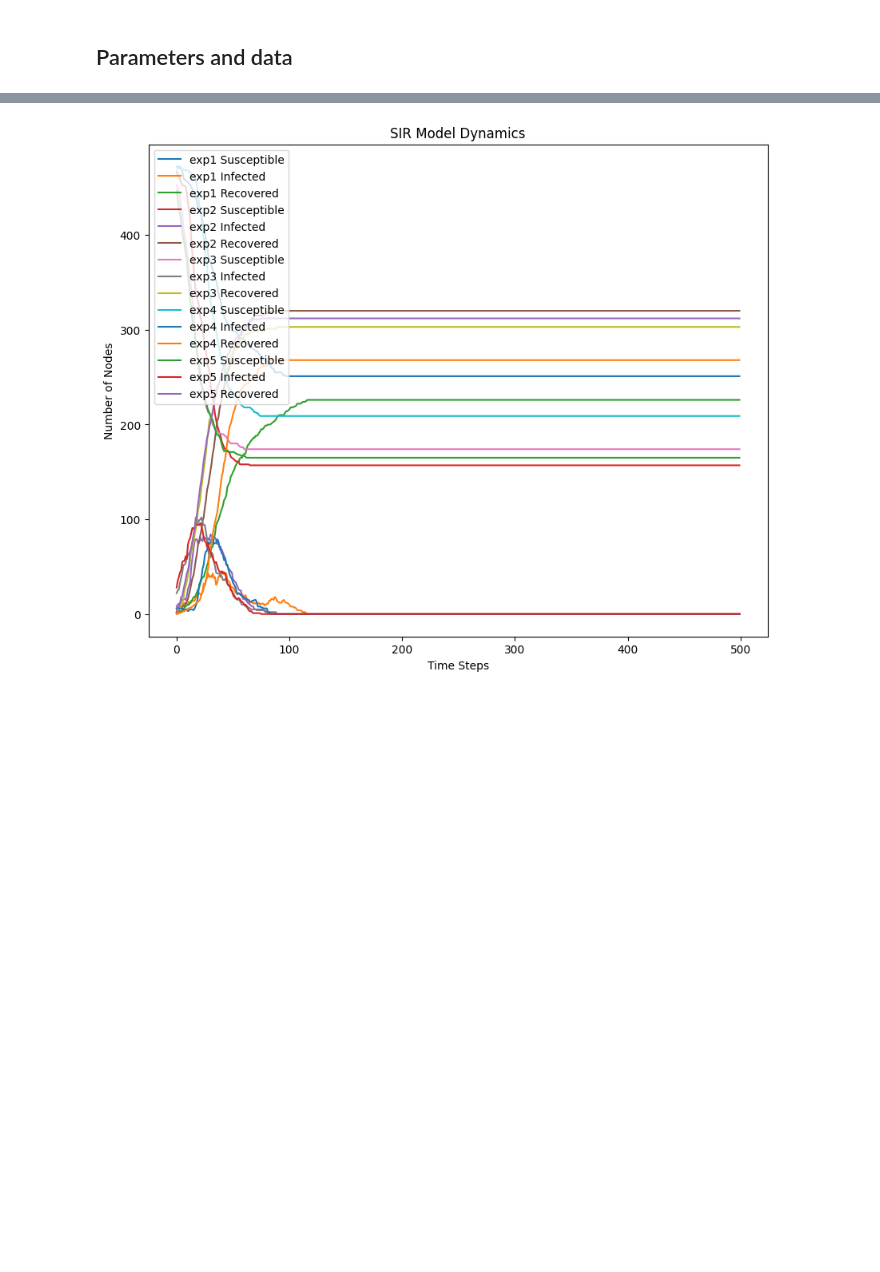
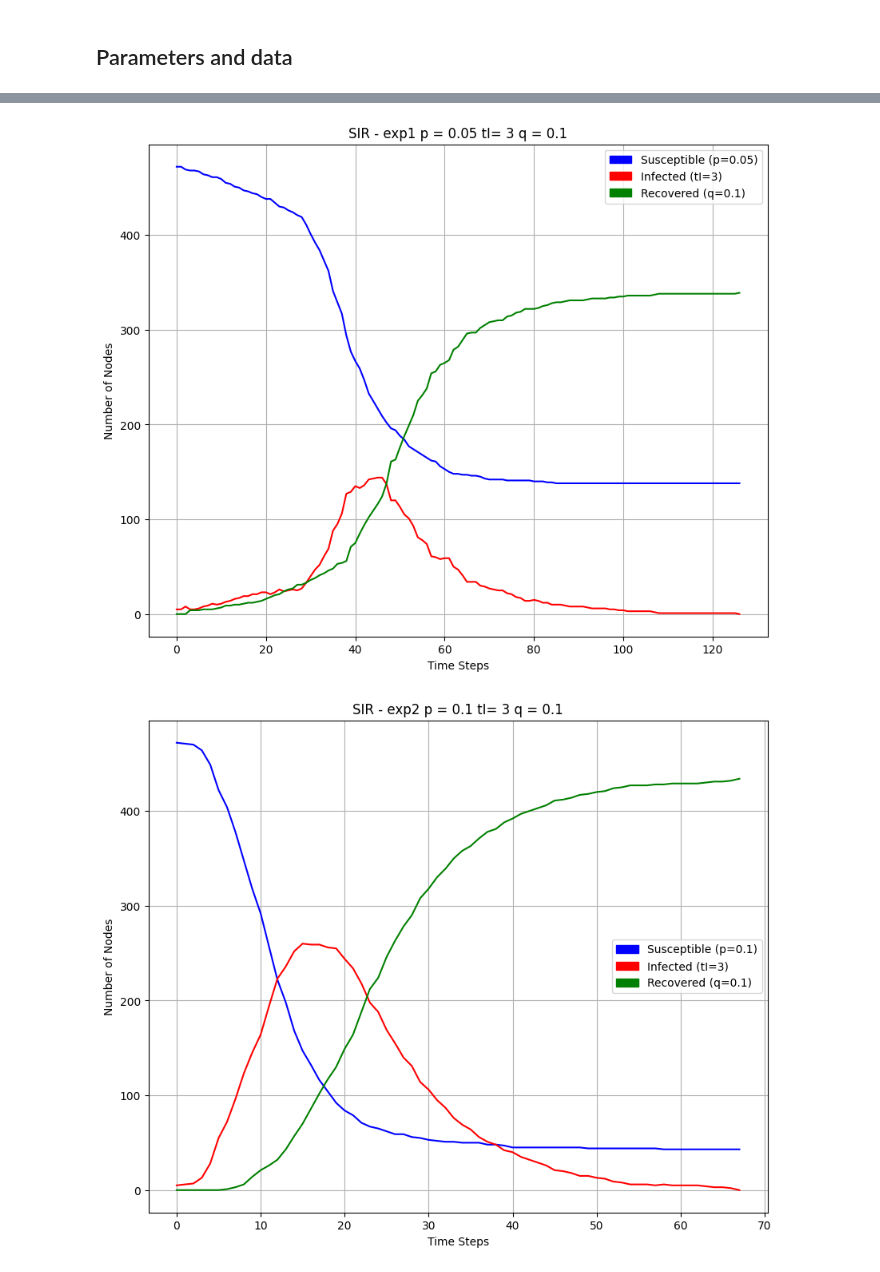
Before and after one commit to Siponek/Network-Analysis-Miami-Synapse, a Jupyter notebook: src/SIR-simulation.ipynb, the cells around one changed output, grey strips where cells are left out. Saved outputs shown, nothing was run; the diff lists cells and outputs as text; code cells hidden in the pictures; blank space fills up the shorter version.

Commit message:
feat: Add tqdm and ipywidgets libraries, finished first plat plotting, updated gitignore

```diff
--- a/src/SIR-simulation.ipynb
+++ b/src/SIR-simulation.ipynb
@@ -16,2 +18,24 @@ path_to_frames.mkdir(exist_ok=True)
+# %%
+SEED:int = 2137
+np.random.seed(SEED)
+random.seed(SEED)
+PATH_TO_FRAMES:Path = Path('../frames')
+PATH_TO_FRAMES.mkdir(exist_ok=True, parents=True)
+DATA_PATH:Path = Path('../data/bn-mouse-kasthuri_graph_v4.edges')
+PATH_TO_PLOTS:Path = Path('../out/plots')
+PATH_TO_PLOTS.mkdir(exist_ok=True, parents=True)
+
+def setup_graph():
+    print(f"Using dataset from {DATA_PATH.absolute()}")
+    G = nx.read_edgelist(path=DATA_PATH, create_using=nx.Graph(), nodetype=int)
+    G.remove_edges_from(nx.selfloop_edges(G))
+    G = nx.k_core(G, k=2)
+    print('nodes:', len(G.nodes()), 'and edges:', len(G.edges()))
+    pos = nx.spring_layout(G, seed=SEED)
+
+    infected_time_init:int = 0
+    nx.set_node_attributes(G, 'S', 'state')
+    nx.set_node_attributes(G, infected_time_init, 'infection_time')
+    return G, pos
 # %% [markdown]
 ## Visualization function
@@ -134,11 +216,15 @@ nx.set_node_attributes(G, 'S', 'state')
 # %%
-
+G, pos = setup_graph()
 # Define different experiments with varying parameters
 experiments = {
+    #? p- Disease Transmission Probability
+    #? tI - Duration of Infection
+    #? q - Recovery Probability
+    #? i0- Initial Number of Infected Individuals
     'exp1': {'p': 0.05, 'tI': 3, 'q': 0.1, 'i0': 5},
-    'exp2': {'p': 0.1, 'tI': 5, 'q': 0.05, 'i0': 10},
-    'exp3': {'p': 0.02, 'tI': 2, 'q': 0.2, 'i0': 20},
-    'exp4': {'p': 0.15, 'tI': 3, 'q': 0.1, 'i0': 5},
-    'exp5': {'p': 0.1, 'tI': 4, 'q': 0.15, 'i0': 25},
+    'exp2': {'p': 0.1, 'tI': 3, 'q': 0.1, 'i0': 5},
+    'exp3': {'p': 0.15, 'tI': 3, 'q': 0.1, 'i0': 5},
+    'exp4': {'p': 0.2, 'tI': 3, 'q': 0.1, 'i0': 5},
+    'exp5': {'p': 0.25, 'tI': 3, 'q': 0.1, 'i0': 5},
 }
 results = run_experiments(G, pos, experiments)
@@ -145,8 +239,10 @@ results = run_experiments(G, pos, experiments)
 # %%
 plot_sir_data(results)
 
 # Create the GIF
-create_gif('sir_simulation.gif', duration=500)
-shutil.rmtree(path=path_to_frames)
+for idx,_ in enumerate(results):
+    create_gif(experiment_id=idx+1, gif_name=f'sir_simulation-{idx}', duration=150)
+shutil.rmtree(path=PATH_TO_FRAMES)
 # %% [output]
-[figure, old version]
+[figure, new version]
+[figure, added]
```
Also changed, not shown: parts of 9 cells of this notebook, 3 other files.
